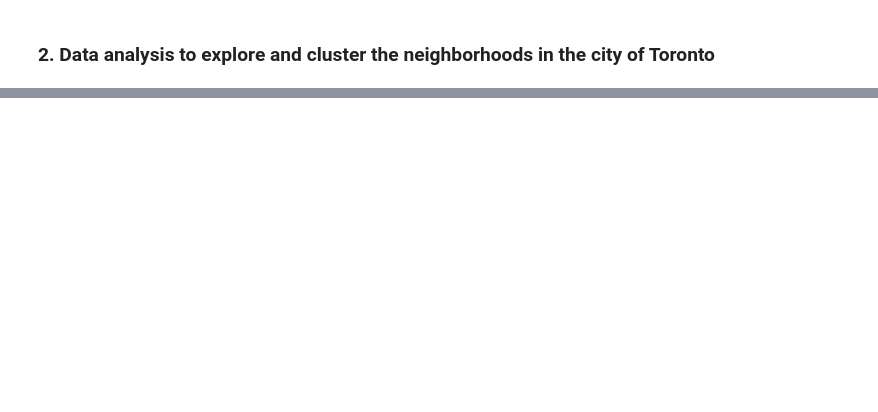
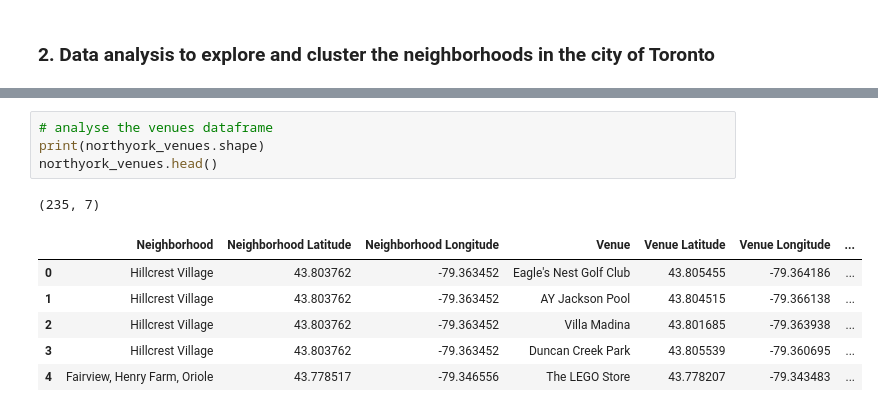
Before and after one commit to juwatow/Coursera_Capstone, a Jupyter notebook: segmenting-clustering-neighborhoods -toronto.ipynb, the cells around one changed output, grey strips where cells are left out. Saved outputs shown, nothing was run; the diff lists cells and outputs as text; blank space fills up the shorter version.

```diff
--- a/segmenting-clustering-neighborhoods -toronto.ipynb
+++ b/segmenting-clustering-neighborhoods -toronto.ipynb
@@ -116,0 +290,12 @@ Then let's loop through the data and add 2 new column (Latitude and Longitude) t
+# %%
+# analyse the venues dataframe
+print(northyork_venues.shape)
+northyork_venues.head()
+# %% [output]
+(235, 7)
+|  | Neighborhood | Neighborhood Latitude | Neighborhood Longitude | Venue | Venue Latitude | Venue Longitude | ... |
+| 0 | Hillcrest Village | 43.803762 | -79.363452 | Eagle's Nest Golf Club | 43.805455 | -79.364186 | ... |
+| 1 | Hillcrest Village | 43.803762 | -79.363452 | AY Jackson Pool | 43.804515 | -79.366138 | ... |
+| 2 | Hillcrest Village | 43.803762 | -79.363452 | Villa Madina | 43.801685 | -79.363938 | ... |
+| 3 | Hillcrest Village | 43.803762 | -79.363452 | Duncan Creek Park | 43.805539 | -79.360695 | ... |
+| 4 | Fairview, Henry Farm, Oriole | 43.778517 | -79.346556 | The LEGO Store | 43.778207 | -79.343483 | ... |
```
Also changed, not shown: parts of 39 cells of this notebook.
